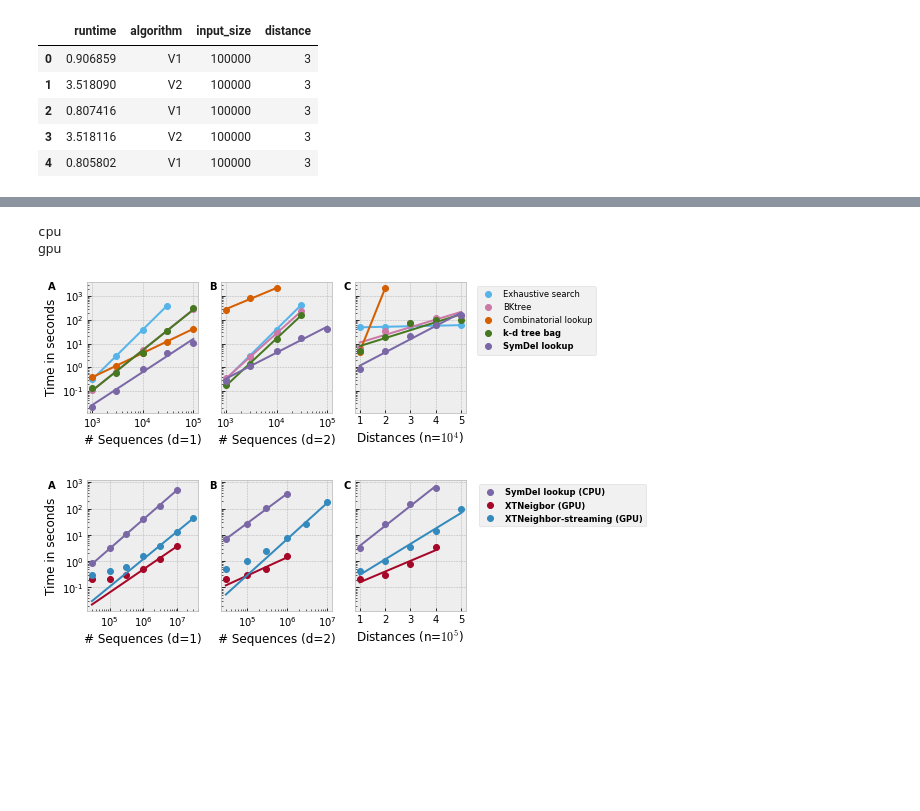
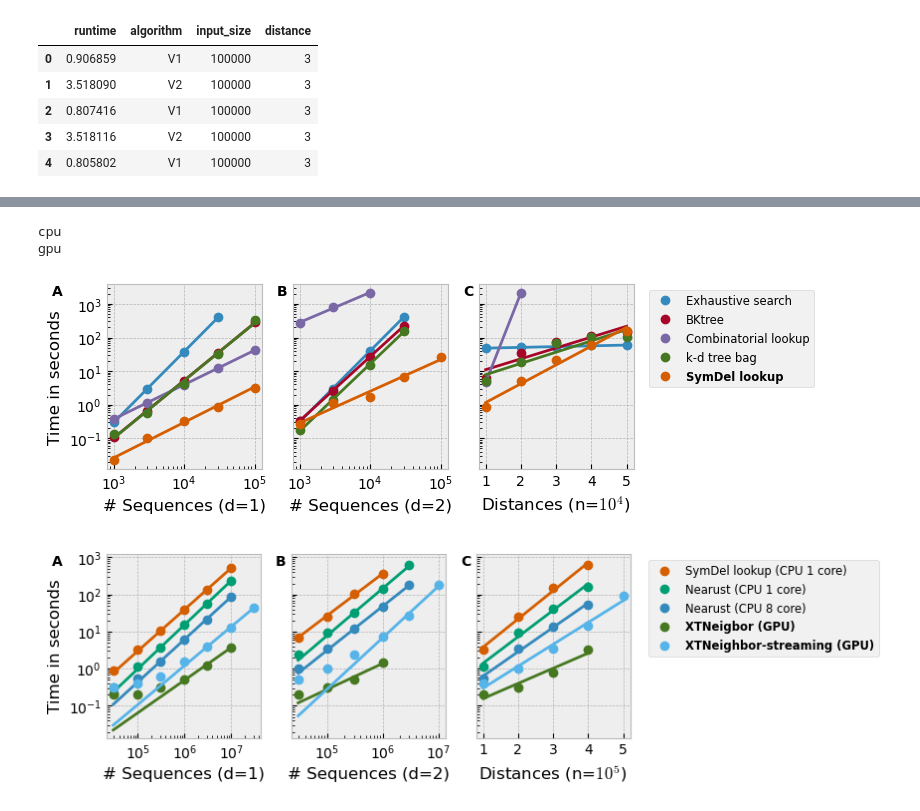
Before and after one commit to heartnetkung/XT-neighbor, a Jupyter notebook: pub/scaling_plots.ipynb, the cells around one changed output, grey strips where cells are left out. Cells and saved outputs as stored; diff of their text form; code cells hidden in the pictures; blank space fills up the shorter version.

Commit message:
update graph

```diff
--- a/pub/scaling_plots.ipynb
+++ b/pub/scaling_plots.ipynb
@@ -143,12 +144,15 @@ algorithm_labels_cpu = {
                     'bktree' : 'BKtree'
                    }
 algorithm_labels_gpu = {
-                    'symspell' : 'SymDel lookup (CPU)',
+                    'symspell' : 'SymDel lookup (CPU 1 core)',
+                    'nearust1': 'Nearust (CPU 1 core)',
+                    'nearust8': 'Nearust (CPU 8 core)',
                     'V1' : 'XTNeigbor (GPU)',
                     'V2' : 'XTNeighbor-streaming (GPU)'
                    }
 algorithms_cpu = ['exhaustive_search', 'bktree', 'combinatorial_lookup', 'kdtree', 'symspell']
-algorithms_gpu = ['symspell', 'V1', 'V2']
+algorithms_gpu = ['symspell','nearust1','nearust8', 'V1', 'V2']
+# algorithms_gpu = ['symspell', 'V2']
 # %%
 configs =[
     ('cpu', cpu, algorithms_cpu, cpu_dist, algorithm_labels_cpu, 'Distances (n=$10^4$)'),
@@ -168,10 +172,10 @@ for name, df, algorithms, df2, labels, x_label in configs:
             if name == 'cpu':
                 slope, intercept, r, p, se = scipy.stats.linregress(np.log(x), np.log(y))
                 l, = axes[d-1].plot(x, y, 'o',
-                        label=labels[algorithm],color=f'C{6-index}')
+                        label=labels[algorithm],color=f'C{index}')
             elif name == 'gpu':
                 slope, intercept, r, p, se = scipy.stats.linregress(np.log(x[-3:]), np.log(y[-3:]))
-                l, = axes[d-1].plot(x, y, 'o', label=labels[algorithm], color=f'C{2-index}')
+                l, = axes[d-1].plot(x, y, 'o', label=labels[algorithm], color=f'C{4+3*index}')
             axes[d-1].plot(x, np.exp(slope*np.log(x)+intercept), '-', color=l.get_color())
             axes[d-1].set_xlabel('# Sequences (d='+str(d)+')')
         axes[d-1].set_yscale('log')
@@ -179,35 +183,35 @@ for name, df, algorithms, df2, labels, x_label in configs:
 
     # draw right graph
     for index, algorithm in enumerate(algorithms):
         data2 = df2[df2['algorithm']==algorithm]
         mean2 = data2.groupby('distance').mean(numeric_only=True)
         x2, y2 = mean2.index, mean2['runtime']
         if name == 'cpu':
             slope2, intercept2, r2, p, se = scipy.stats.linregress(x2, np.log(y2))
             l, = axes[2].plot(x2, y2, 'o',
-                    label=labels[algorithm], color=f'C{6-index}')
+                    label=labels[algorithm], color=f'C{index}')
             axes[2].plot(x2, np.exp(slope2*x2+intercept2), '-', color=l.get_color())
         elif name == 'gpu':
             slope2, intercept2, r2, p, se = scipy.stats.linregress(x2, np.log(y2))
             l, = axes[2].plot(x2, y2, 'o',
-                    label=labels[algorithm], color=f'C{2-index}')
+                    label=labels[algorithm], color=f'C{4+3*index}')
             axes[2].plot(x2, np.exp(slope2*x2+intercept2), '-', color=l.get_color())
 
     axes[2].set_xlabel(x_label)
     axes[2].set_xticks([1,2,3,4,5])
     axes[0].set_ylabel('Time in seconds')
     legend = axes[-2].legend(bbox_to_anchor=(3.4 if name=="cpu" else 3.85, 1), fontsize='small')
-    for i in range(1, 4 if name=='gpu' else 3):
+    for i in range(1, 3 if name=='gpu' else 2):
         legend.get_texts()[-i].set_weight('bold')
     axes[0].text(-0.35, 1.0, 'A', transform=axes[0].transAxes, fontweight="bold", va="top")
     axes[1].text(-0.1, 1.0, 'B', transform=axes[1].transAxes, fontweight="bold", va="top")
     axes[2].text(-0.1, 1.0, 'C', transform=axes[2].transAxes, fontweight="bold", va="top")
 
 
     fig.savefig(f'{name}_benchmark2.pdf',bbox_inches='tight')
     # fig.savefig(f'{name}_benchmark.svg')
 # %% [output]
 cpu
 gpu
-[figure, old version]
+[figure, new version]
-[figure, old version]
+[figure, new version]
```
Also changed, not shown: parts of 3 cells of this notebook.
